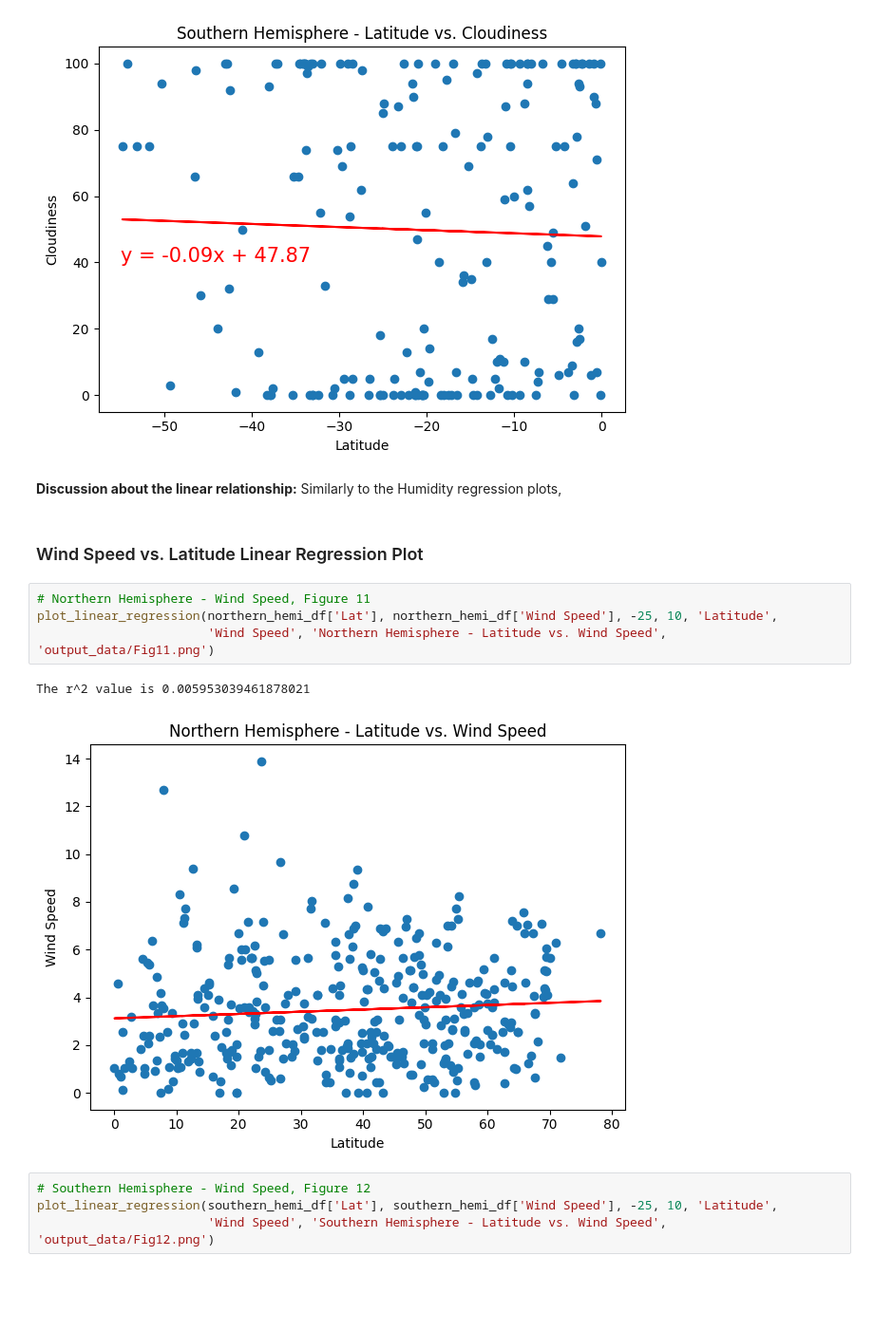
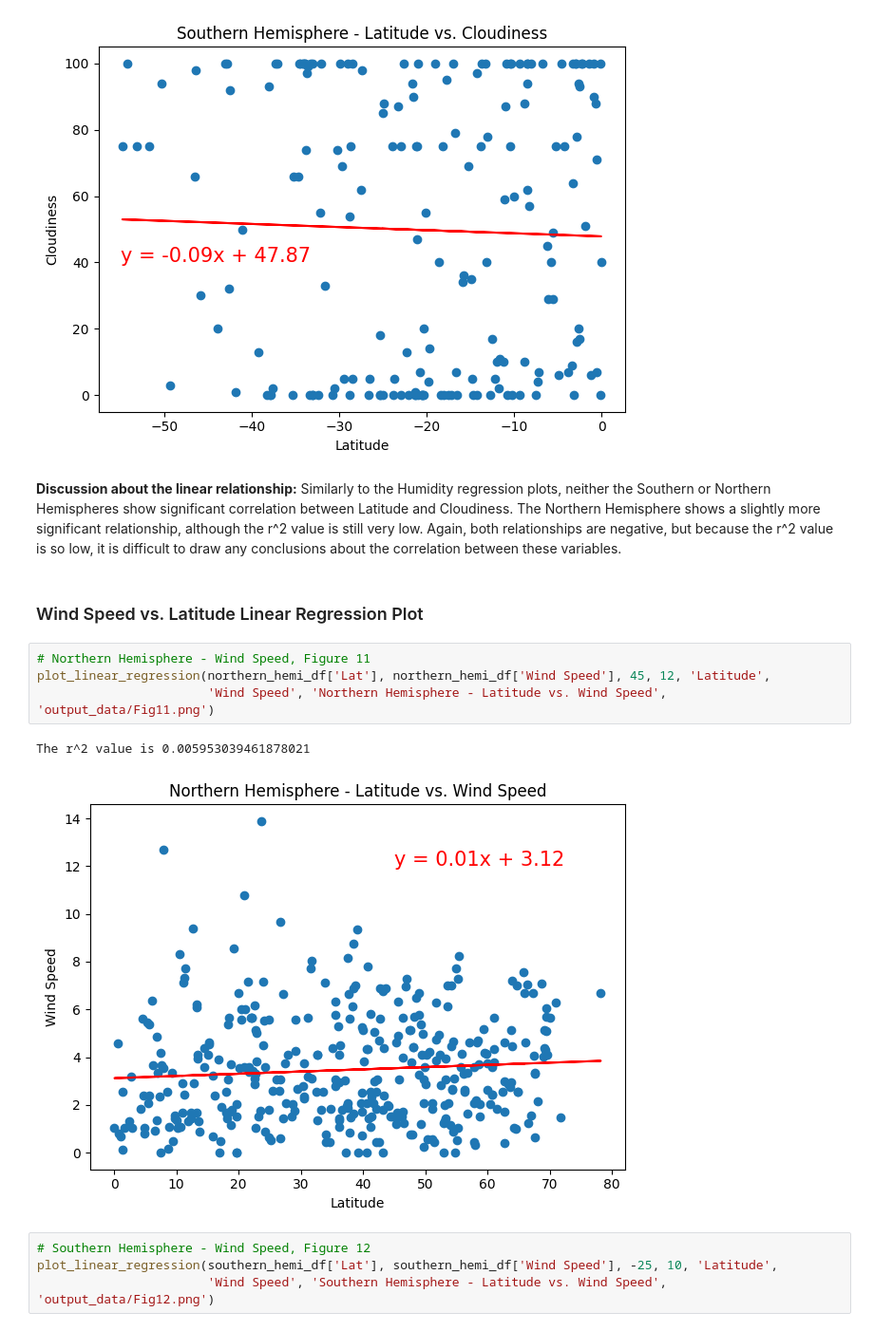
Before and after one commit to caitlin-hartley/python-api-challenge, a Jupyter notebook: weather_main.ipynb, the cells around one changed output. Shown at 95% size. Cells and saved outputs as stored; diff of their text form; blank space fills up the shorter version.

```diff
--- a/weather_main.ipynb
+++ b/weather_main.ipynb
@@ -397,16 +397,16 @@ plot_linear_regression(southern_hemi_df['Lat'], southern_hemi_df['Cloudiness'],
 The r^2 value is 0.0009499229645913303
 [figure]
 # %% [markdown]
-**Discussion about the linear relationship:** Similarly to the Humidity regression plots,
+**Discussion about the linear relationship:** Similarly to the Humidity regression plots, neither the Southern or Northern Hemispheres show significant correlation between Latitude and Cloudiness. The Northern Hemisphere shows a slightly more significant relationship, although the r^2 value is still very low. Again, both relationships are negative, but because the r^2 value is so low, it is difficult to draw any conclusions about the correlation between these variables.
 # %% [markdown]
 ### Wind Speed vs. Latitude Linear Regression Plot
 # %%
 # Northern Hemisphere - Wind Speed, Figure 11
-plot_linear_regression(northern_hemi_df['Lat'], northern_hemi_df['Wind Speed'], -25, 10, 'Latitude',
+plot_linear_regression(northern_hemi_df['Lat'], northern_hemi_df['Wind Speed'], 45, 12, 'Latitude',
                        'Wind Speed', 'Northern Hemisphere - Latitude vs. Wind Speed', 'output_data/Fig11.png')
 # %% [output]
 The r^2 value is 0.005953039461878021
-[figure, old version]
+[figure, new version]
 # %%
 # Southern Hemisphere - Wind Speed, Figure 12
 plot_linear_regression(southern_hemi_df['Lat'], southern_hemi_df['Wind Speed'], -25, 10, 'Latitude',
```
Also changed, not shown: parts of 1 cell of this notebook.
